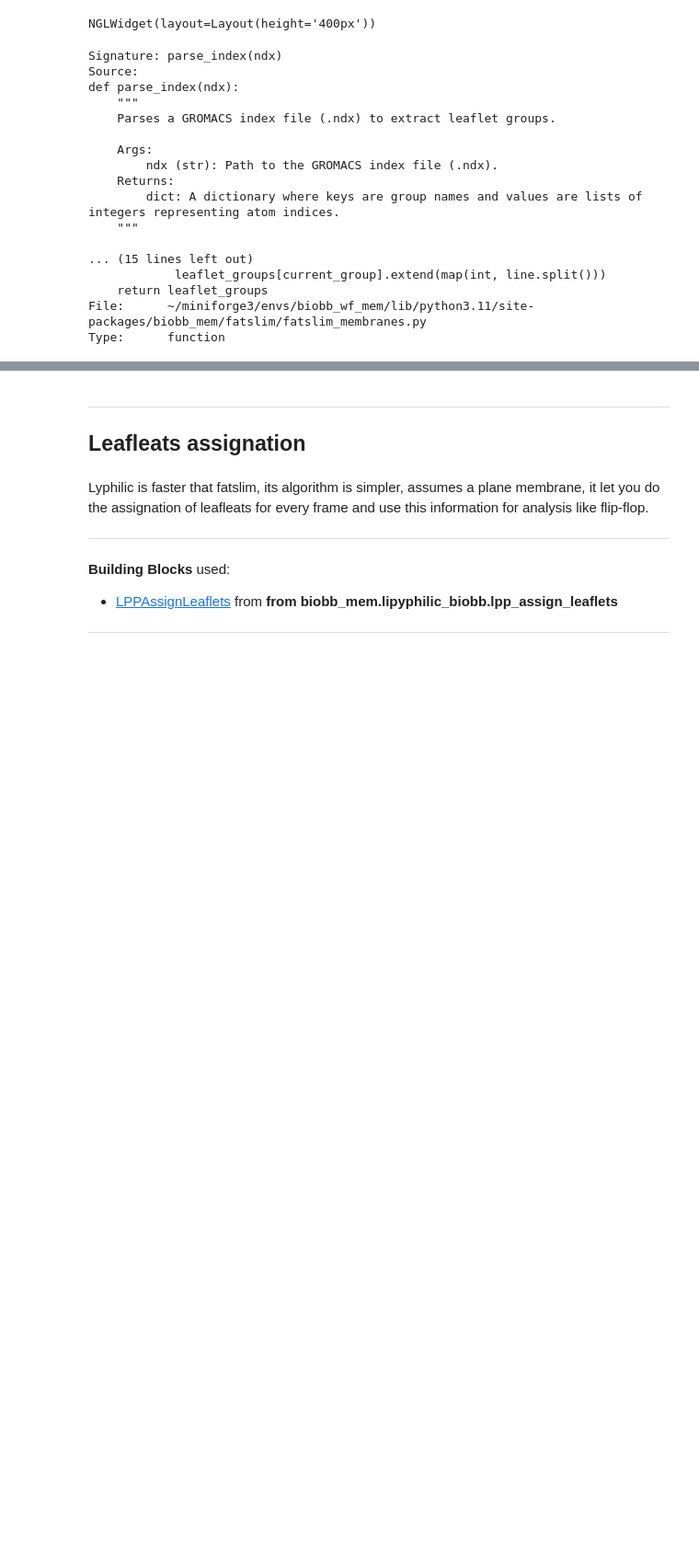
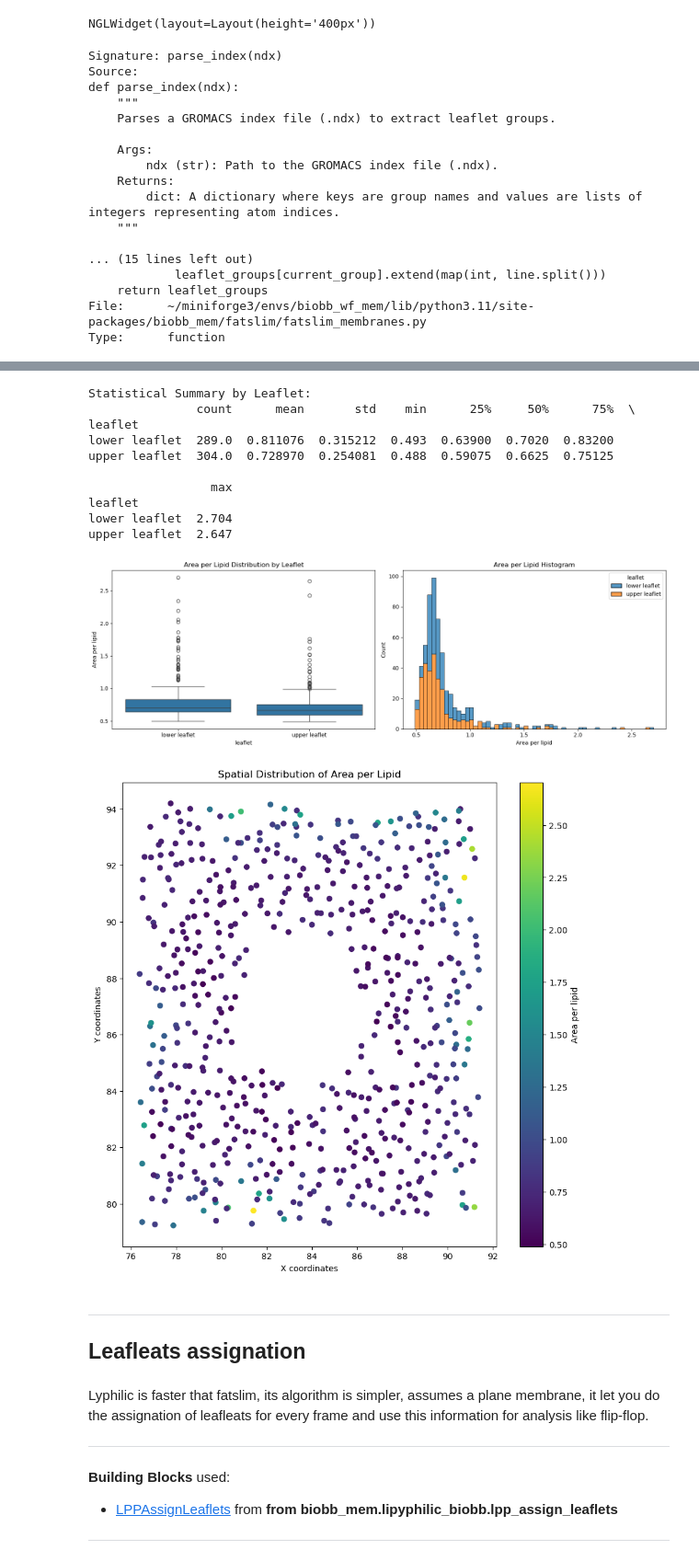
Before and after one commit to RubenChM/biobb_wf_mem, a Jupyter notebook: biobb_wf_mem/notebooks/biobb_wf_mem.ipynb, the cells around one changed output, grey strips where cells are left out. Shown at 92% size. Saved outputs shown, nothing was run; the diff lists cells and outputs as text; code cells hidden in the pictures; blank space fills up the shorter version.

```diff
--- a/biobb_wf_mem/notebooks/biobb_wf_mem.ipynb
+++ b/biobb_wf_mem/notebooks/biobb_wf_mem.ipynb
@@ -344,3 +332,45 @@ HBox(children=(FigureWidget({
+# %%
+import matplotlib.pyplot as plt
+import seaborn as sns
+
+# Load the data
+df = pd.read_csv('out/apl.csv')
+
+# Basic statistical summary
+stats = df.groupby('leaflet')['Area per lipid'].describe()
+print("Statistical Summary by Leaflet:")
+print(stats)
+
+# Create figure with subplots
+fig, (ax1, ax2) = plt.subplots(1, 2, figsize=(15,5))
+# Distribution plot
+sns.boxplot(x='leaflet', y='Area per lipid', data=df, ax=ax1)
+ax1.set_title('Area per Lipid Distribution by Leaflet')
+# Histogram
+sns.histplot(data=df, x='Area per lipid', hue='leaflet', multiple="stack", ax=ax2)
+ax2.set_title('Area per Lipid Histogram')
+plt.tight_layout(); plt.show()
+
+# Scatter plot of spatial distribution
+plt.figure(figsize=(10,10))
+plt.scatter(df['X coords'], df['Y coords'], c=df['Area per lipid'], cmap='viridis')
+plt.colorbar(label='Area per lipid')
+plt.xlabel('X coordinates'); plt.ylabel('Y coordinates')
+plt.title('Spatial Distribution of Area per Lipid')
+plt.show()
+# %% [output]
+Statistical Summary by Leaflet:
+               count      mean       std    min      25%     50%      75%  \
+leaflet
+lower leaflet  289.0  0.811076  0.315212  0.493  0.63900  0.7020  0.83200
+upper leaflet  304.0  0.728970  0.254081  0.488  0.59075  0.6625  0.75125
+
+                 max
+leaflet
+lower leaflet  2.704
+upper leaflet  2.647
+[figure, added]
+[figure, added]
 # %% [markdown]
 <a id="leaflets"></a>
 ***
```
Also changed, not shown: parts of 30 cells of this notebook, 1 other file.
